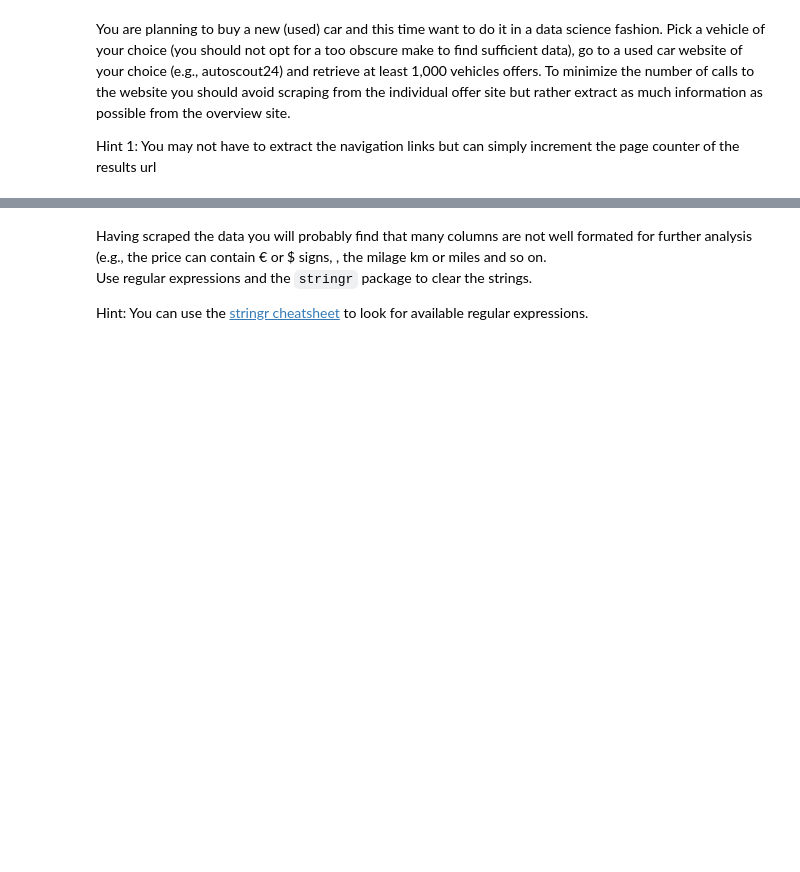
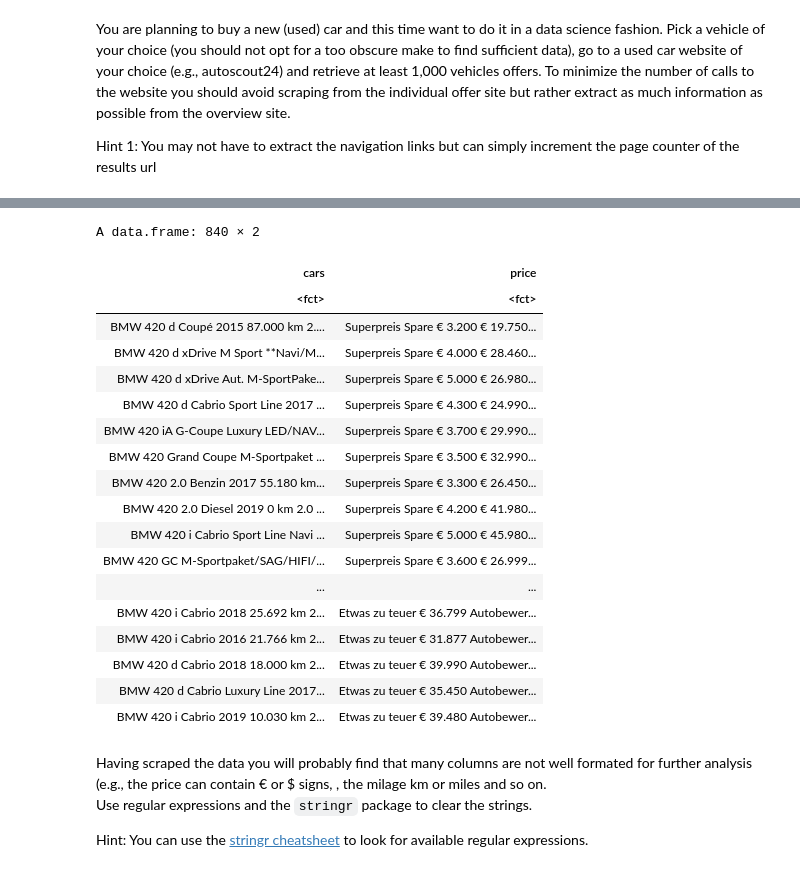
Before and after one commit to michiWS1920/ADS20, a Jupyter notebook: ADS_Programming_Assignment_2.ipynb, the cells around one changed output, grey strips where cells are left out. Saved outputs shown, nothing was run; the diff lists cells and outputs as text; code cells hidden in the pictures; blank space fills up the shorter version.

````diff
--- a/ADS_Programming_Assignment_2.ipynb
+++ b/ADS_Programming_Assignment_2.ipynb
@@ -623,0 +602,2 @@ Hint 1: You may not have to extract the navigation links but can simply incremen
+# %%
+url = "https://www.autouncle.de/de/gebrauchtwagen/BMW/420"
@@ -624,3 +703,51 @@ Hint 1: You may not have to extract the navigation links but can simply incremen
+# %%
+getDealz = function(url){
+
+url %>%
+  read_html() -> page_raw
+
+select_deals = "#main"
+select_car_details = ".listing-item-car-details"
+select_car_price = ".listing-item-pricing"
+
+
+page_raw %>%
+  html_nodes(select_deals) -> deals
+
+deals %>%
+  html_nodes(select_car_price) %>%
+  html_text() -> price
+
+deals %>%
+  html_nodes(select_car_details) %>%
+  html_text() -> cars
+
+  return(data.frame(cars, price))
+}
+# %%
+deals_df = map_df(urls, getDealz)
+# %%
+deals_df
+# %% [output]
+A data.frame: 840 × 2
+| cars | price |
+| <fct> | <fct> |
+| BMW 420 d Coupé 2015 87.000 km 2.... | Superpreis Spare € 3.200 € 19.750... |
+| BMW 420 d xDrive M Sport **Navi/M... | Superpreis Spare € 4.000 € 28.460... |
+| BMW 420 d xDrive Aut. M-SportPake... | Superpreis Spare € 5.000 € 26.980... |
+| BMW 420 d Cabrio Sport Line 2017 ... | Superpreis Spare € 4.300 € 24.990... |
+| BMW 420 iA G-Coupe Luxury LED/NAV... | Superpreis Spare € 3.700 € 29.990... |
+| BMW 420 Grand Coupe M-Sportpaket ... | Superpreis Spare € 3.500 € 32.990... |
+| BMW 420 2.0 Benzin 2017 55.180 km... | Superpreis Spare € 3.300 € 26.450... |
+| BMW 420 2.0 Diesel 2019 0 km 2.0 ... | Superpreis Spare € 4.200 € 41.980... |
+| BMW 420 i Cabrio Sport Line Navi ... | Superpreis Spare € 5.000 € 45.980... |
+| BMW 420 GC M-Sportpaket/SAG/HIFI/... | Superpreis Spare € 3.600 € 26.999... |
+| ... | ... |
+| BMW 420 i Cabrio 2018 25.692 km 2... | Etwas zu teuer € 36.799 Autobewer... |
+| BMW 420 i Cabrio 2016 21.766 km 2... | Etwas zu teuer € 31.877 Autobewer... |
+| BMW 420 d Cabrio 2018 18.000 km 2... | Etwas zu teuer € 39.990 Autobewer... |
+| BMW 420 d Cabrio Luxury Line 2017... | Etwas zu teuer € 35.450 Autobewer... |
+| BMW 420 i Cabrio 2019 10.030 km 2... | Etwas zu teuer € 39.480 Autobewer... |
 # %% [markdown]
 Having scraped the data you will probably find that many columns are not well formated for further analysis (e.g., the price can contain € or \$ signs, , the milage km or miles and so on.
 Use regular expressions and the ```stringr``` package to clear the strings.
````
Also changed, not shown: parts of 15 cells of this notebook.
